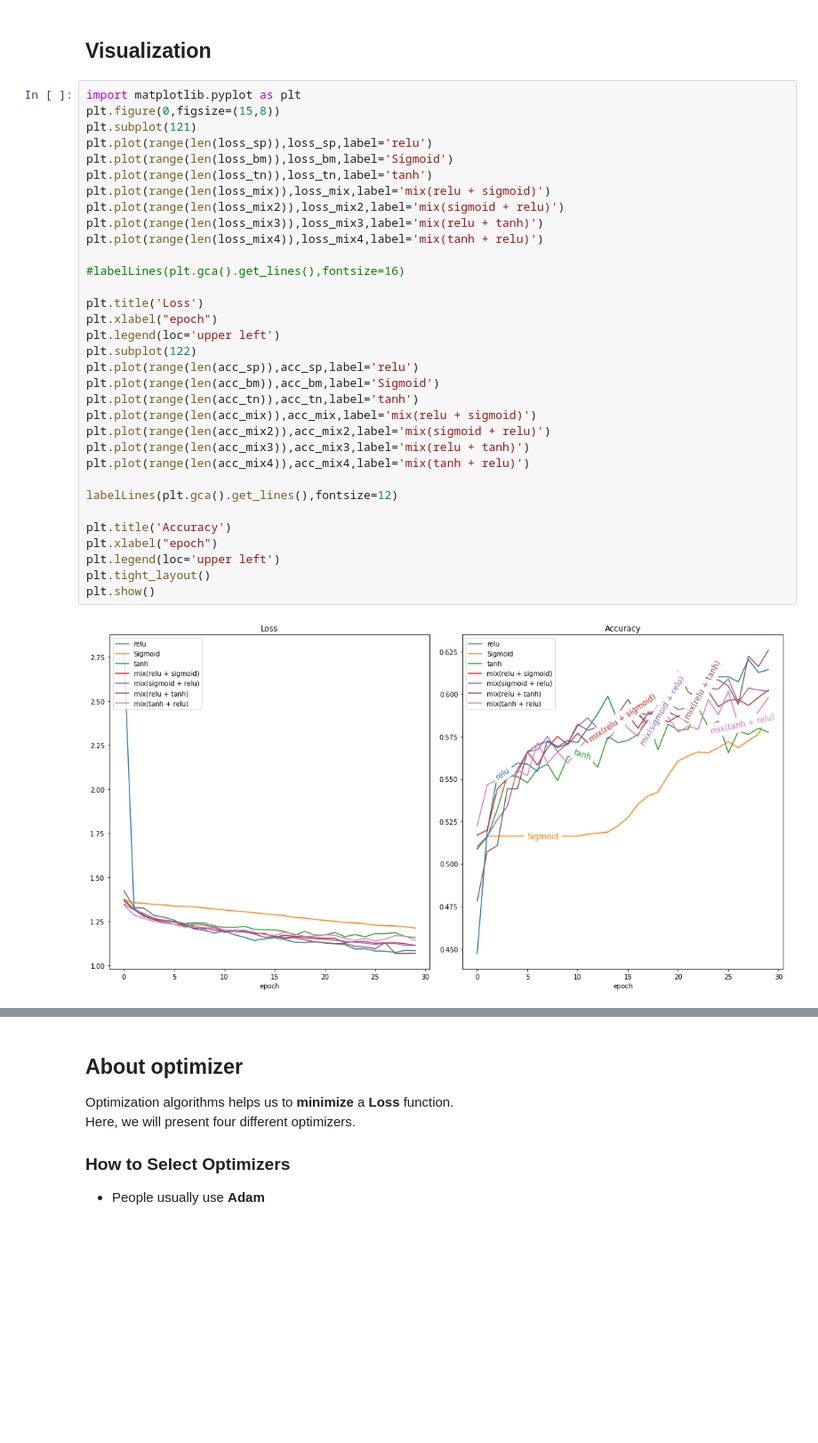
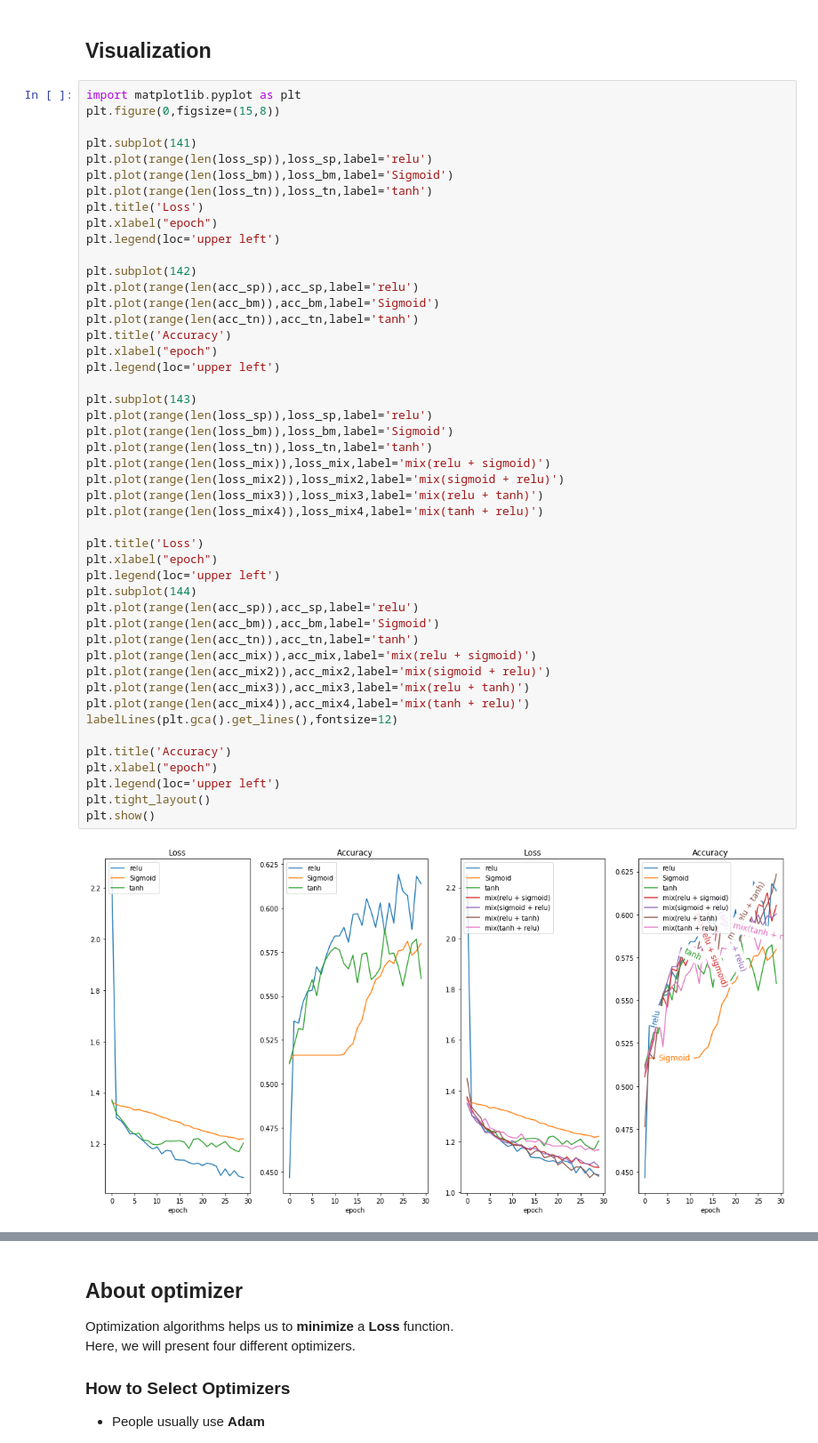
Before and after one commit to IKMLab/Keras-tutorial, a Jupyter notebook: Keras_tutorial.ipynb, the cells around one changed output, grey strips where cells are left out. Shown: that part at 89% size. Saved outputs shown, nothing was run; the diff lists cells and outputs as text; blank space fills up the shorter version.

```diff
--- a/Keras_tutorial.ipynb
+++ b/Keras_tutorial.ipynb
@@ -399,35 +434,49 @@ acc_mix4 	= history_mix4.history.get('acc')
 # %%
 import matplotlib.pyplot as plt
 plt.figure(0,figsize=(15,8))
-plt.subplot(121)
+
+plt.subplot(141)
+plt.plot(range(len(loss_sp)),loss_sp,label='relu')
+plt.plot(range(len(loss_bm)),loss_bm,label='Sigmoid')
+plt.plot(range(len(loss_tn)),loss_tn,label='tanh')
+plt.title('Loss')
+plt.xlabel("epoch")
+plt.legend(loc='upper left')
+
+plt.subplot(142)
+plt.plot(range(len(acc_sp)),acc_sp,label='relu')
+plt.plot(range(len(acc_bm)),acc_bm,label='Sigmoid')
+plt.plot(range(len(acc_tn)),acc_tn,label='tanh')
+plt.title('Accuracy')
+plt.xlabel("epoch")
+plt.legend(loc='upper left')
+
+plt.subplot(143)
 plt.plot(range(len(loss_sp)),loss_sp,label='relu')
 plt.plot(range(len(loss_bm)),loss_bm,label='Sigmoid')
 plt.plot(range(len(loss_tn)),loss_tn,label='tanh')
 plt.plot(range(len(loss_mix)),loss_mix,label='mix(relu + sigmoid)')
 plt.plot(range(len(loss_mix2)),loss_mix2,label='mix(sigmoid + relu)')
 plt.plot(range(len(loss_mix3)),loss_mix3,label='mix(relu + tanh)')
 plt.plot(range(len(loss_mix4)),loss_mix4,label='mix(tanh + relu)')
 
-#labelLines(plt.gca().get_lines(),fontsize=16)
-
 plt.title('Loss')
 plt.xlabel("epoch")
 plt.legend(loc='upper left')
-plt.subplot(122)
+plt.subplot(144)
 plt.plot(range(len(acc_sp)),acc_sp,label='relu')
 plt.plot(range(len(acc_bm)),acc_bm,label='Sigmoid')
 plt.plot(range(len(acc_tn)),acc_tn,label='tanh')
 plt.plot(range(len(acc_mix)),acc_mix,label='mix(relu + sigmoid)')
 plt.plot(range(len(acc_mix2)),acc_mix2,label='mix(sigmoid + relu)')
 plt.plot(range(len(acc_mix3)),acc_mix3,label='mix(relu + tanh)')
 plt.plot(range(len(acc_mix4)),acc_mix4,label='mix(tanh + relu)')
-
 labelLines(plt.gca().get_lines(),fontsize=12)
 
 plt.title('Accuracy')
 plt.xlabel("epoch")
 plt.legend(loc='upper left')
 plt.tight_layout()
 plt.show()
 # %% [output]
-[figure, old version]
+[figure, new version]
```
Also changed, not shown: parts of 73 cells of this notebook.
